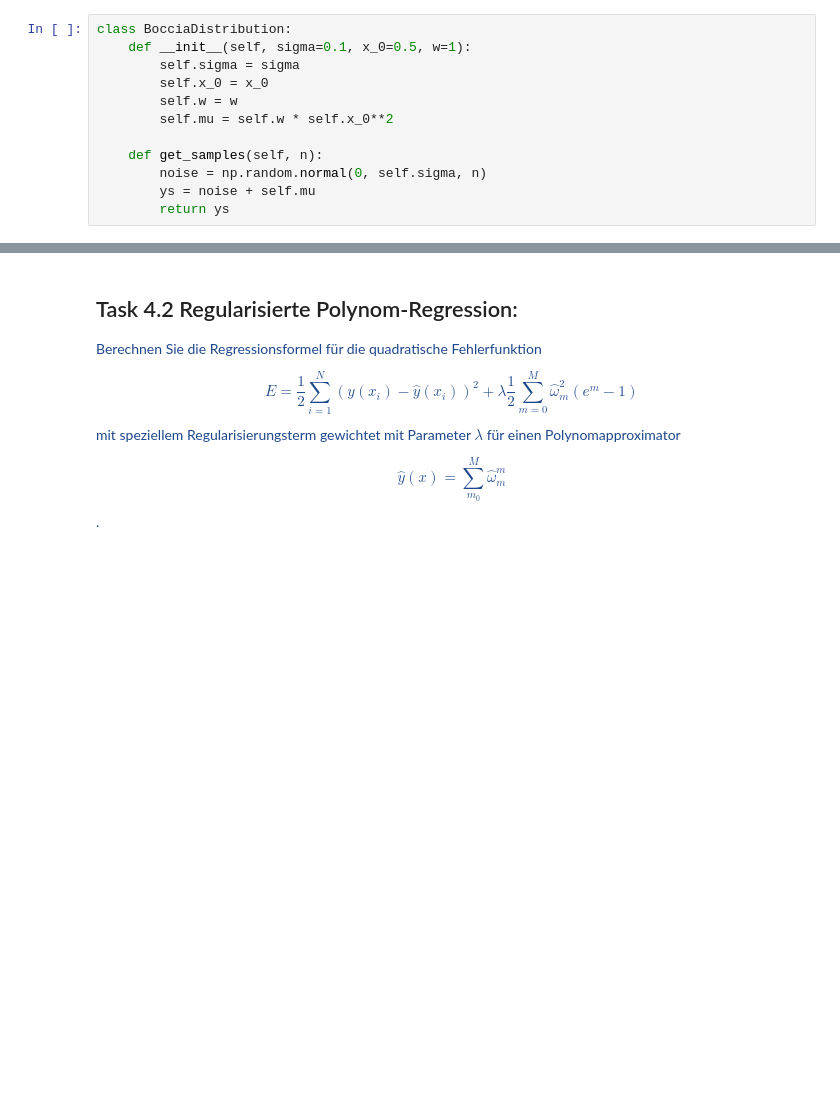
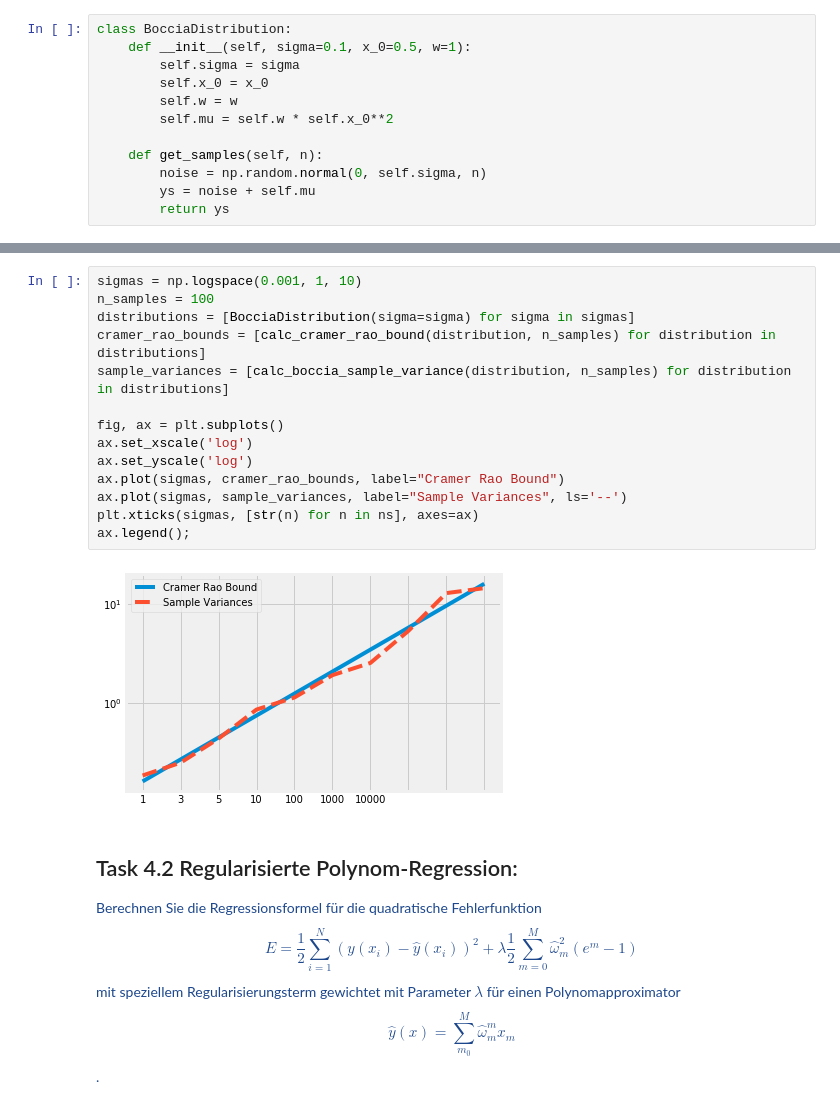
Before and after one commit to jonasitzmann/grundlagen_ml, a Jupyter notebook: ex4.ipynb, the cells around one changed output, grey strips where cells are left out. Saved outputs shown, nothing was run; the diff lists cells and outputs as text; blank space fills up the shorter version.

```diff
--- a/ex4.ipynb
+++ b/ex4.ipynb
@@ -95,21 +108,31 @@ Wie verändern sich die Schranke und die Schätzungen bei Variation von $\sigma^
 </font>
+# %%
+sigmas = np.logspace(0.001, 1, 10)
+n_samples = 100
+distributions = [BocciaDistribution(sigma=sigma) for sigma in sigmas]
+cramer_rao_bounds = [calc_cramer_rao_bound(distribution, n_samples) for distribution in distributions]
+sample_variances = [calc_boccia_sample_variance(distribution, n_samples) for distribution in distributions]
+
+fig, ax = plt.subplots()
+ax.set_xscale('log')
+ax.set_yscale('log')
+ax.plot(sigmas, cramer_rao_bounds, label="Cramer Rao Bound")
+ax.plot(sigmas, sample_variances, label="Sample Variances", ls='--')
+plt.xticks(sigmas, [str(n) for n in ns], axes=ax)
+ax.legend();
+# %% [output]
+[figure, added]
 # %% [markdown]
 ## Task 4.2 Regularisierte Polynom-Regression:
 <font color='#1d478c'>
-
-
 Berechnen Sie die Regressionsformel für die quadratische Fehlerfunktion
-
 $$
 E = \frac12 \sum_{i=1}^N \left( y(x_i) - \hat y(x_i)\right)^2
 +\lambda \frac12 \sum_{m=0}^M \hat\omega_m^2 \left(e^m-1\right)
 $$
 mit speziellem Regularisierungsterm gewichtet mit Parameter $\lambda$ für einen Polynomapproximator
-
-
 $$
-\hat y(x) = \sum_{m_0}^M \hat\omega_m^m
+\hat y(x) = \sum_{m_0}^M \hat\omega_m^m x_m
 $$
 .
-
 </font>
```
Also changed, not shown: parts of 25 cells of this notebook, 1 other file.
